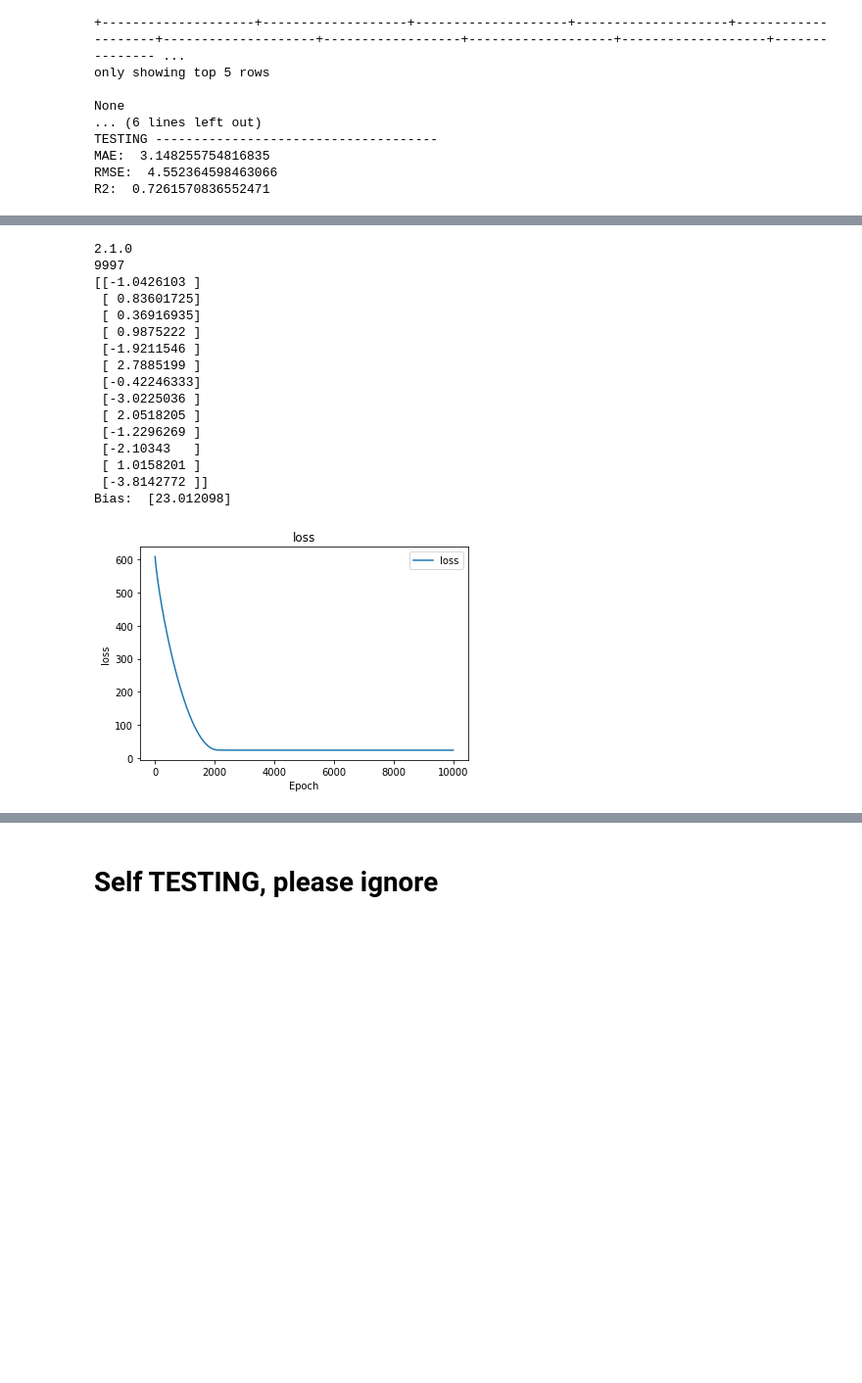
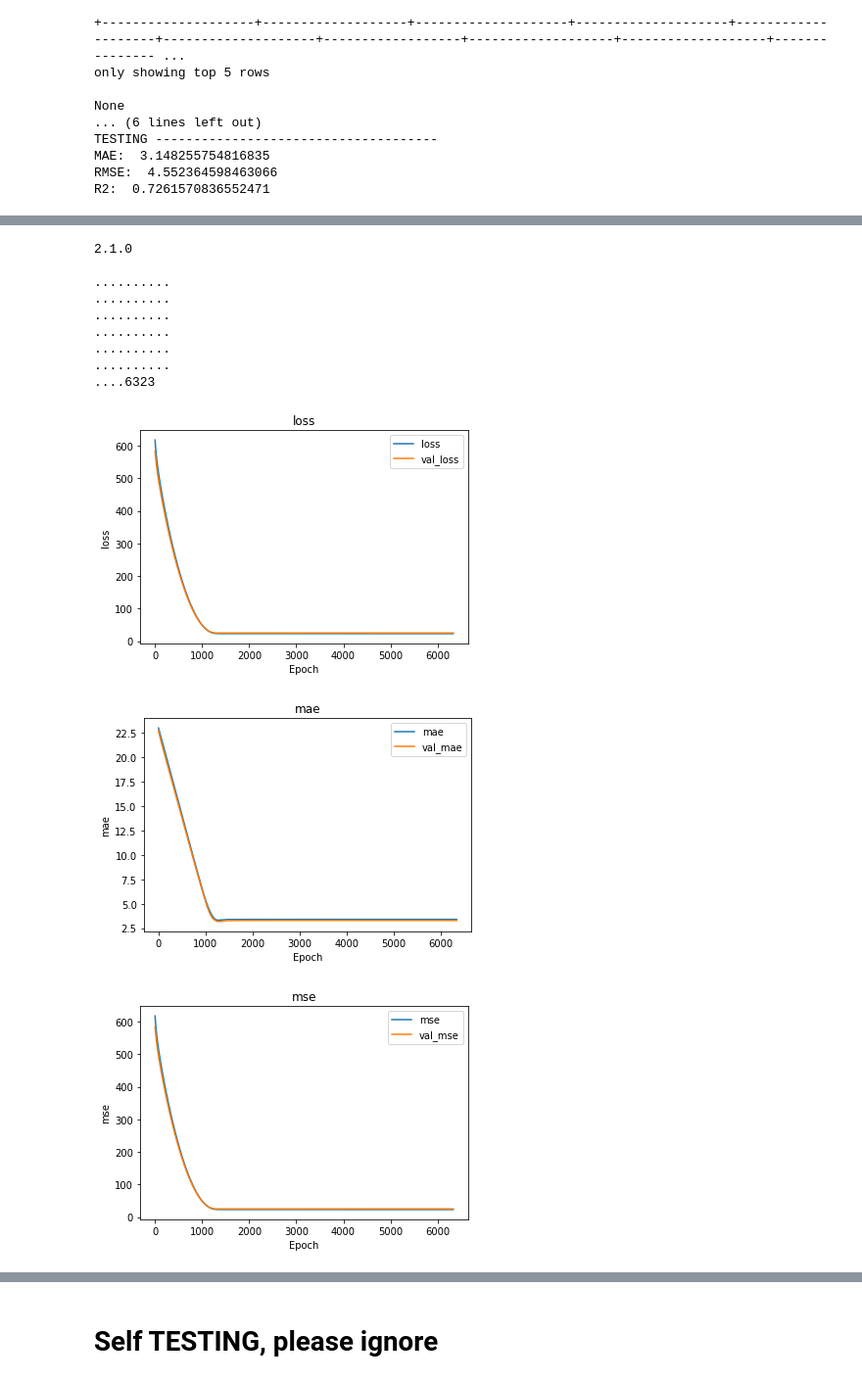
Before and after one commit to xdderekchen/ML, a Jupyter notebook: LinearRegression.ipynb, the cells around one changed output, grey strips where cells are left out. Shown: that part at 98% size. Saved outputs shown, nothing was run; the diff lists cells and outputs as text; code cells hidden in the pictures; blank space fills up the shorter version.

```diff
--- a/LinearRegression.ipynb
+++ b/LinearRegression.ipynb
@@ -282,29 +287,44 @@ from tensorflow import keras
 from tensorflow.keras import Sequential
 from tensorflow.keras.layers import Dense
 
+class PrintDot(keras.callbacks.Callback):
+  def on_epoch_end(self, epoch, logs):
+    if epoch % 1000 == 0: print('')
+    if epoch % 100 == 0: print(".", end='')
+
+early_stop = keras.callbacks.EarlyStopping(monitor='loss', patience=10)
+
+widthX = x_train.shape[1]
 #build our model
 model = Sequential([
-    #Dense(32, activation='relu', input_shape=(widthX,)),
-    #Dense(3, activation='relu'),
-    #Dense(1, use_bias=True, activation='sigmoid')
     Dense(1, input_shape=(widthX,), use_bias=True)
    ])
 
+model2 = Sequential([
+    Dense(32, activation='relu', input_shape=(widthX,)),
+    Dense(16, activation='relu'),
+    Dense(1)
+   ])
 
-optimizer = tf.keras.optimizers.RMSprop(learning_rate=0.001) # Default value
-model.compile(optimizer=optimizer,loss='mse')
+optimizer = tf.keras.optimizers.RMSprop(learning_rate=0.002) # Default value
+model.compile(optimizer=optimizer,loss='mse', metrics =['mae', 'mse'])
+
 # Train the model
 history = model.fit(
     x_train,
     y_train,
     epochs=10000,
     shuffle=False,
-    verbose=0
+    validation_split = 0.2,
+    verbose=0, callbacks=[early_stop, PrintDot()]
 )
+
 minepoch = np.argmin(history.history["loss"])
 print(minepoch)
 
-for trainable_variable in model.trainable_weights:
+def print_coeff():
+  print("\nthe coefficient is as the following:")
+  for trainable_variable in model.trainable_weights:
     name = trainable_variable.name
     values =  trainable_variable.read_value().numpy()
     if ("/bias:" in name):
@@ -312,49 +332,46 @@ for trainable_variable in model.trainable_weights:
     else:
       print(values)
 
 def plot_Tesor(history, ylabel):
   import matplotlib.pyplot as plt
   plt.clf()
   for k in history.keys():
     if k.endswith(ylabel):
       plt.plot(history[k], label=k)
   plt.title(ylabel)
   plt.ylabel(ylabel)
   plt.xlabel('Epoch')
   plt.legend()
   plt.show()
 
 plot_Tesor(history.history, "loss")
+plot_Tesor(history.history, "mae")
+plot_Tesor(history.history, "mse")
 
 def model_sum(model, X, Y, Title="Train"):
   score = model.evaluate(X, Y)
-  print(score)
-  #print("train data loss:{0}".format(score[0]))
-
+  print(Title, ":evaluate score = ", score)
 
 model_sum(model, x_train, y_train, "Train")
 model_sum(model, x_test,  y_test,  "Test")
 
 y_train_predict = model.predict(x_train)
 y_test_predict =  model.predict(x_test)
 
 linear_Reg_report("training", y_train_predict, y_train)
 linear_Reg_report("testing",  y_test_predict, y_test)
+
+print_coeff()
 # %% [output]
 2.1.0
-9997
-[[-1.0426103 ]
- [ 0.83601725]
- [ 0.36916935]
- [ 0.9875222 ]
- [-1.9211546 ]
- [ 2.7885199 ]
- [-0.42246333]
- [-3.0225036 ]
- [ 2.0518205 ]
- [-1.2296269 ]
- [-2.10343   ]
- [ 1.0158201 ]
- [-3.8142772 ]]
-Bias:  [23.012098]
+
+..........
+..........
+..........
+..........
+..........
+..........
+....6323
-[figure, old version]
+[figure, new version]
+[figure, added]
+[figure, added]
```
Also changed, not shown: parts of 6 cells of this notebook.
